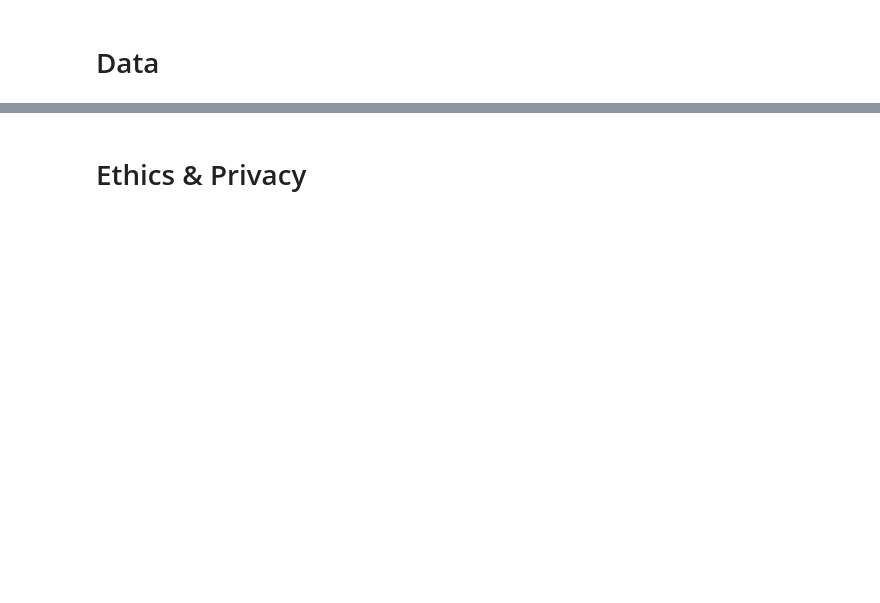
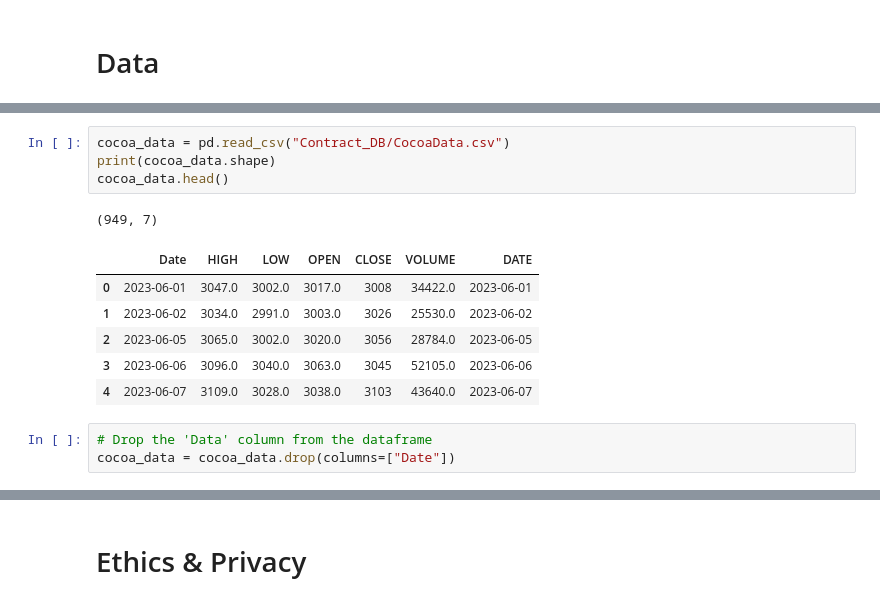
Before and after one commit to jak-weston/Cocoa-Futures-Analysis, a Jupyter notebook: DataCheckpoint_Group142-FA24.ipynb, the cells around one changed output, grey strips where cells are left out. Cells and saved outputs as stored; diff of their text form; blank space fills up the shorter version.

```diff
--- a/DataCheckpoint_Group142-FA24.ipynb
+++ b/DataCheckpoint_Group142-FA24.ipynb
@@ -87,0 +257,15 @@ If you plan to use multiple datasets, add a few sentences about how you plan to
+# %%
+cocoa_data = pd.read_csv("Contract_DB/CocoaData.csv")
+print(cocoa_data.shape)
+cocoa_data.head()
+# %% [output]
+(949, 7)
+|  | Date | HIGH | LOW | OPEN | CLOSE | VOLUME | DATE |
+| 0 | 2023-06-01 | 3047.0 | 3002.0 | 3017.0 | 3008 | 34422.0 | 2023-06-01 |
+| 1 | 2023-06-02 | 3034.0 | 2991.0 | 3003.0 | 3026 | 25530.0 | 2023-06-02 |
+| 2 | 2023-06-05 | 3065.0 | 3002.0 | 3020.0 | 3056 | 28784.0 | 2023-06-05 |
+| 3 | 2023-06-06 | 3096.0 | 3040.0 | 3063.0 | 3045 | 52105.0 | 2023-06-06 |
+| 4 | 2023-06-07 | 3109.0 | 3028.0 | 3038.0 | 3103 | 43640.0 | 2023-06-07 |
+# %%
+# Drop the 'Data' column from the dataframe
+cocoa_data = cocoa_data.drop(columns=["Date"])
```
Also changed, not shown: parts of 42 cells of this notebook.
